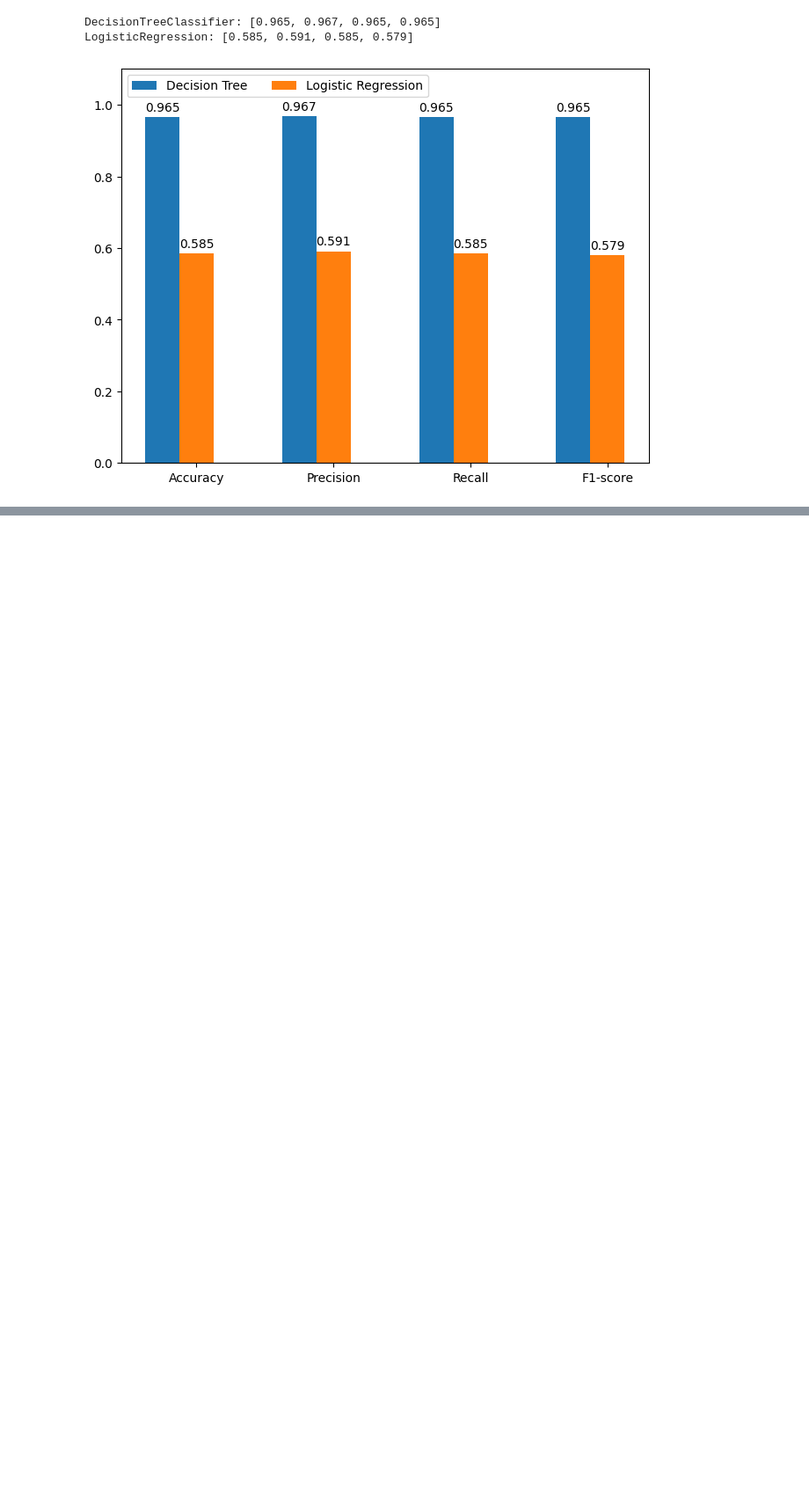
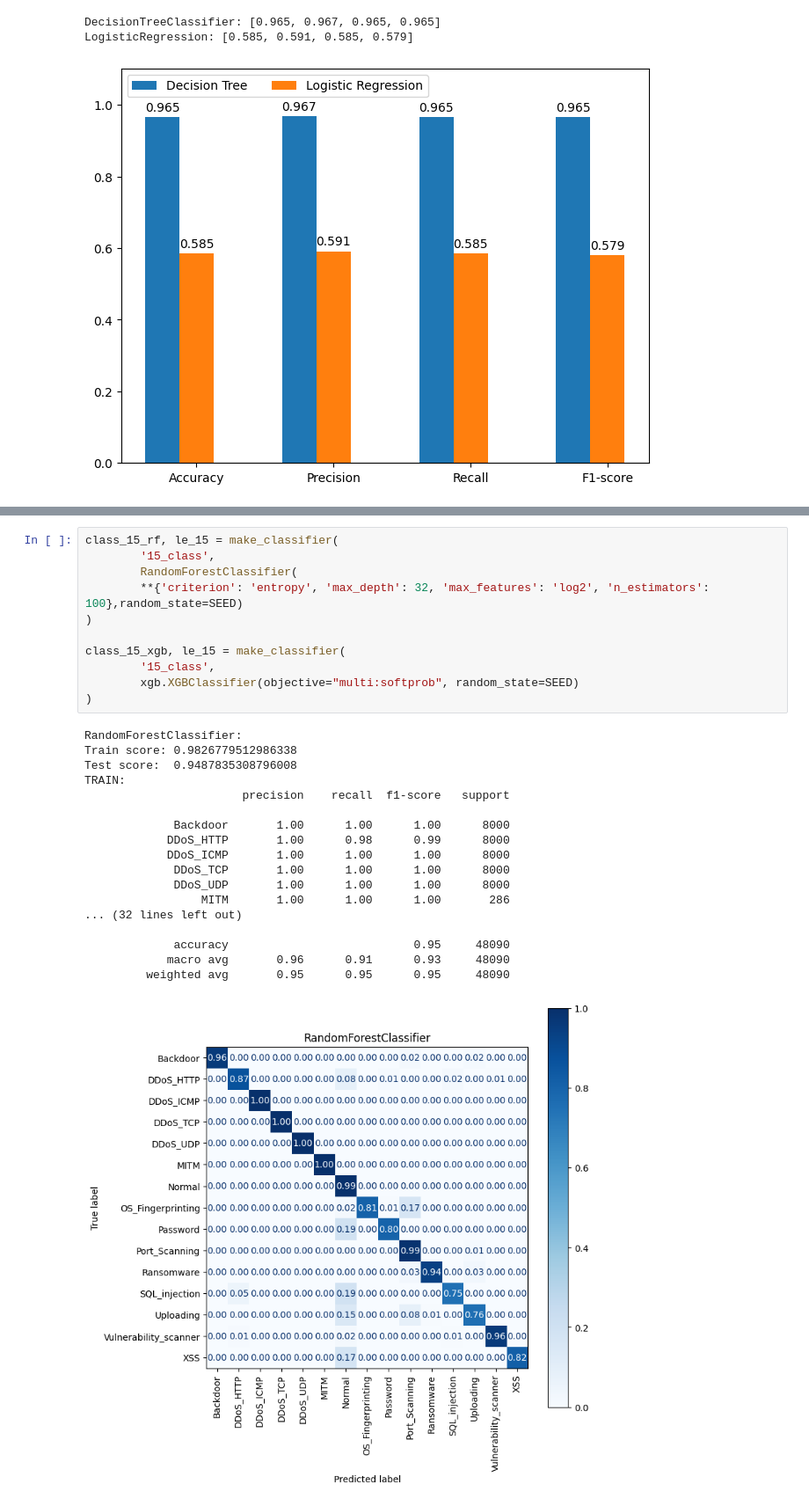
Before and after one commit to pro1710/ids, a Jupyter notebook: paper_content.ipynb, the cells around one changed output, grey strips where cells are left out. Shown at 88% size. Saved outputs shown, nothing was run; the diff lists cells and outputs as text; blank space fills up the shorter version.

```diff
--- a/paper_content.ipynb
+++ b/paper_content.ipynb
@@ -222,0 +329,30 @@ LogisticRegression: [0.585, 0.591, 0.585, 0.579]
+# %%
+class_15_rf, le_15 = make_classifier(
+        '15_class',
+        RandomForestClassifier(
+        **{'criterion': 'entropy', 'max_depth': 32, 'max_features': 'log2', 'n_estimators': 100},random_state=SEED)
+)
+
+class_15_xgb, le_15 = make_classifier(
+        '15_class',
+        xgb.XGBClassifier(objective="multi:softprob", random_state=SEED)
+)
+# %% [output]
+RandomForestClassifier:
+Train score: 0.9826779512986338
+Test score:  0.9487835308796008
+TRAIN:
+                       precision    recall  f1-score   support
+
+             Backdoor       1.00      1.00      1.00      8000
+            DDoS_HTTP       1.00      0.98      0.99      8000
+            DDoS_ICMP       1.00      1.00      1.00      8000
+             DDoS_TCP       1.00      1.00      1.00      8000
+             DDoS_UDP       1.00      1.00      1.00      8000
+                 MITM       1.00      1.00      1.00       286
+... (32 lines left out)
+
+             accuracy                           0.95     48090
+            macro avg       0.96      0.91      0.93     48090
+         weighted avg       0.95      0.95      0.95     48090
+[figure, added]
```
Also changed, not shown: parts of 5 cells of this notebook.
